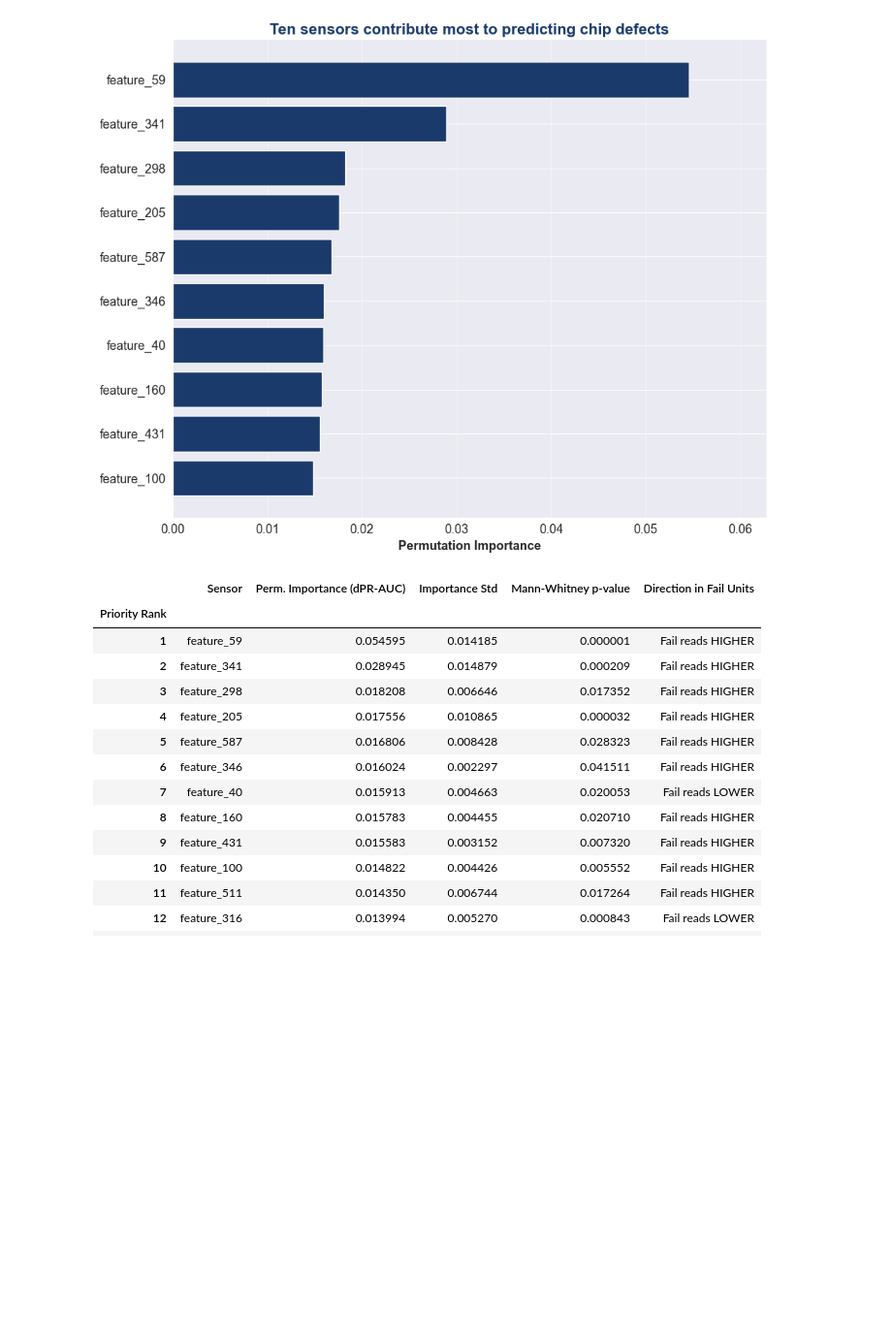
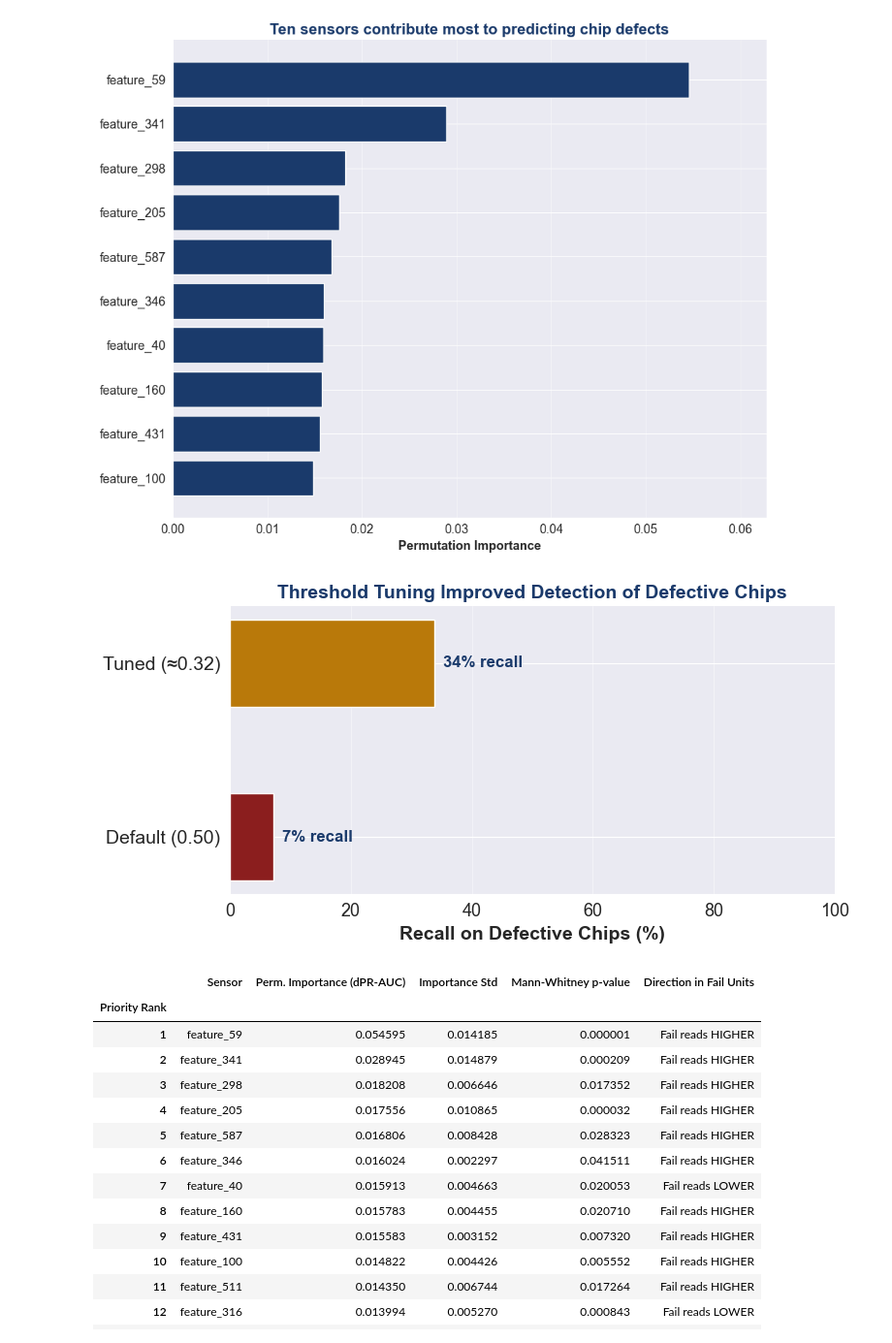
Before and after one commit to ilsecaher/MSDS696_Data_Science_Practicum_II, a Jupyter notebook: MSDS696_Data_Science_Practicum_II - Ilse Severance.ipynb, the cells around one changed output. Shown at 97% size. Saved outputs shown, nothing was run; the diff lists cells and outputs as text; code cells hidden in the pictures; blank space fills up the shorter version.

```diff
--- a/MSDS696_Data_Science_Practicum_II - Ilse Severance.ipynb
+++ b/MSDS696_Data_Science_Practicum_II - Ilse Severance.ipynb
@@ -1160,6 +1215,35 @@ plt.tight_layout()
 plt.show()
 # %% [output]
 [figure]
+# %%
+#Viz: Default vs tuned threshold - recall comparison
+default_recall = tuned_results_df.loc["Random Forest", "recall_fail"]
+tuned_recall_cv = recall[best_idx]  # F1-max threshold, from cross-validated OOF predictions
+
+sns.set_style("darkgrid")
+fig, ax = plt.subplots(figsize=(8, 4))
+
+labels = ["Default (0.50)", f"Tuned (\u2248{chosen_threshold:.2f})"]
+values = [default_recall * 100, tuned_recall_cv * 100]
+colors = ["#8B1E1E", "#b9790a"]
+
+bars = ax.barh(labels, values, color=colors, edgecolor="white", linewidth=1, height=0.5, zorder=3)
+for bar, v in zip(bars, values):
+    ax.text(bar.get_width() + 1.5, bar.get_y() + bar.get_height() / 2, f"{v:.0f}% recall",
+            va="center", fontsize=12, fontweight="bold", color="#1a3a6b")
+
+ax.set_xlim(0, 100)
+ax.set_xlabel("Recall on Defective Chips (%)", fontsize=14, fontweight="bold")
+ax.tick_params(axis="x", labelsize=13)
+ax.tick_params(axis="y", labelsize=14)
+ax.set_title("Threshold Tuning Improved Detection of Defective Chips", fontsize=14, fontweight="bold", color="#1a3a6b")
+ax.spines["top"].set_visible(False)
+ax.spines["right"].set_visible(False)
+ax.grid(axis="x", alpha=0.4, zorder=0)
+plt.tight_layout()
+plt.show()
+# %% [output]
+[figure, added]
 # %%
 #Prioritization table for quality engineers: rank sensors by model-based importance, cross-check
 #against the independent Mann-Whitney significance test (computed earlier on all candidate sensors),
```
Also changed, not shown: parts of 2 cells of this notebook.
